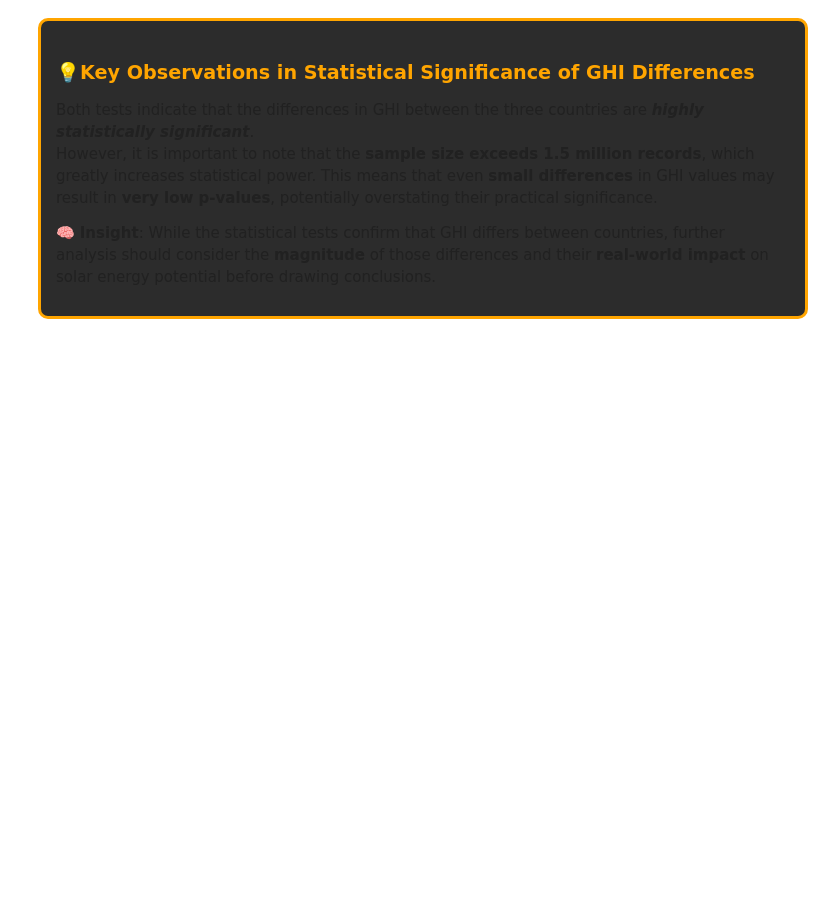
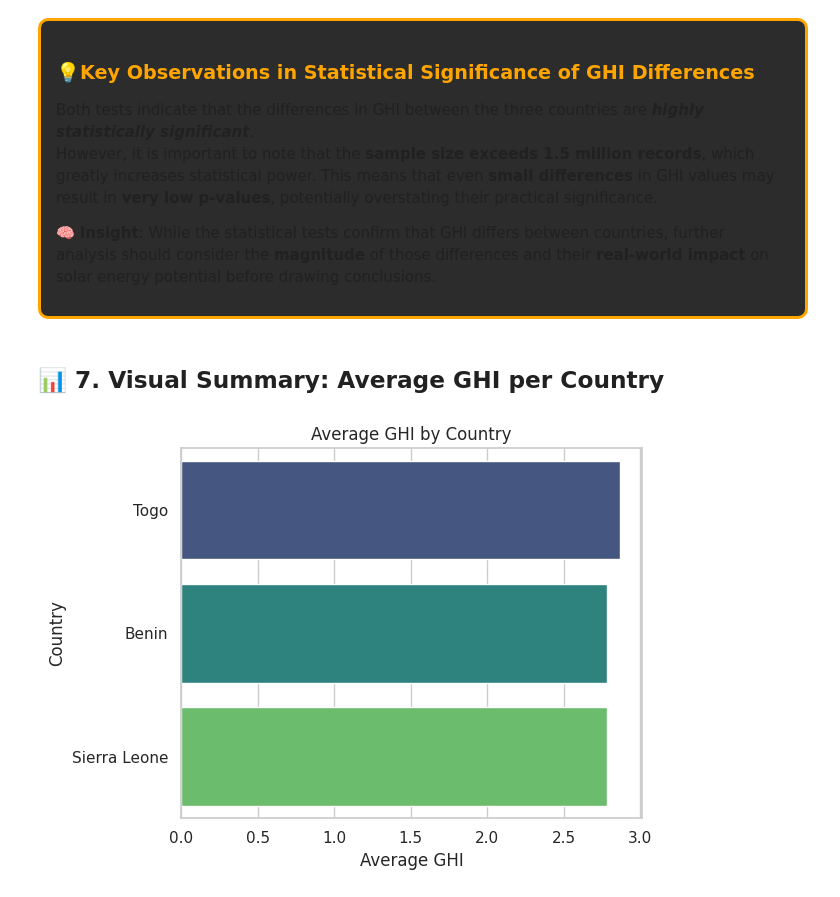
Before and after one commit to Teshager21/solar-challenge-week1, a Jupyter notebook: notebooks/compare_countries.ipynb, the cells around one changed output. Saved outputs shown, nothing was run; the diff lists cells and outputs as text; code cells hidden in the pictures; blank space fills up the shorter version.

```diff
--- a/notebooks/compare_countries.ipynb
+++ b/notebooks/compare_countries.ipynb
@@ -180,3 +180,10 @@ Both tests indicate that the differences in GHI between the three countries are
 However, it is important to note that the **sample size exceeds 1.5 million records**, which greatly increases statistical power. This means that even **small differences** in GHI values may result in **very low p-values**, potentially overstating their practical significance.
 
 🧠 **Insight**: While the statistical tests confirm that GHI differs between countries, further analysis should consider the **magnitude** of those differences and their **real-world impact** on solar energy potential before drawing conclusions.
+# %% [markdown]
+## 📊 7. Visual Summary: Average GHI per Country
+# %%
+ # Average GHI per Countr
+plot_avg_ghi_by_country(df)
+# %% [output]
+[figure, added]
```
Also changed, not shown: parts of 2 cells of this notebook, 1 other file.
